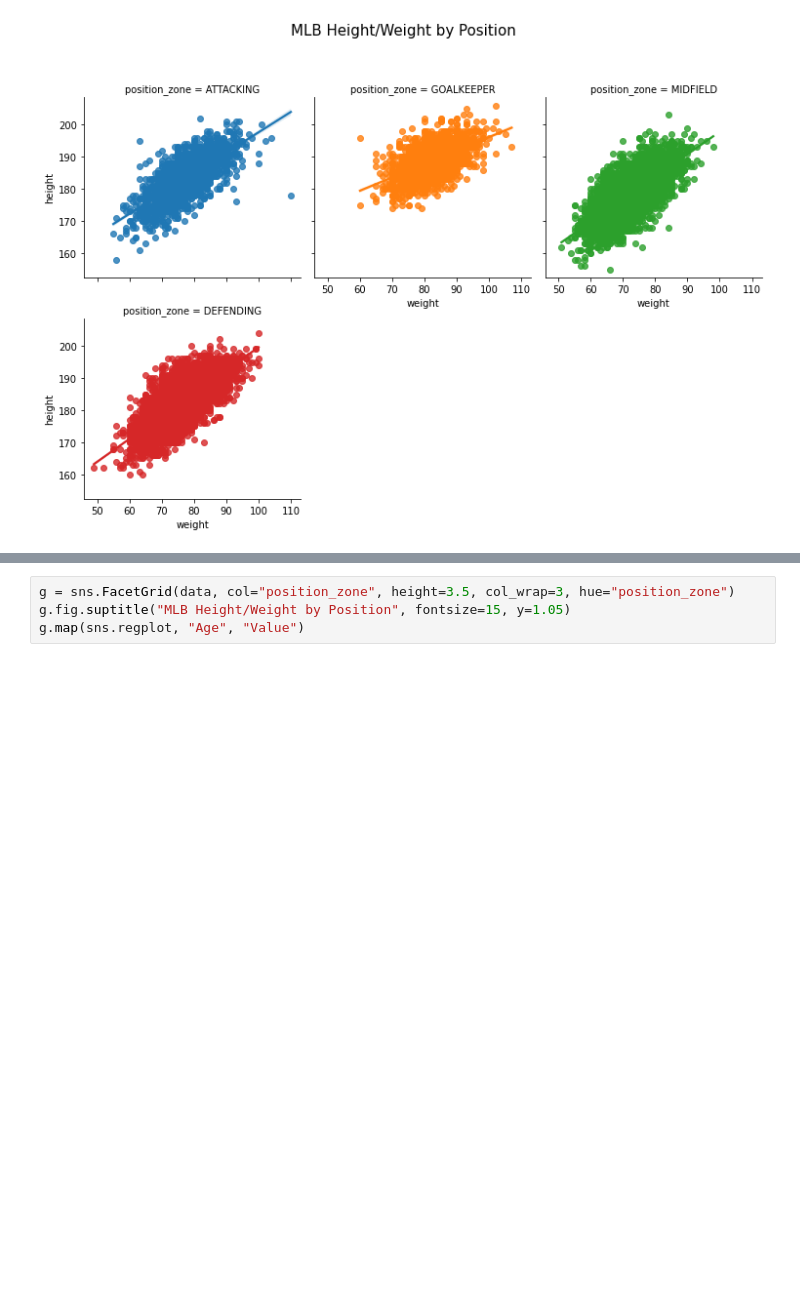
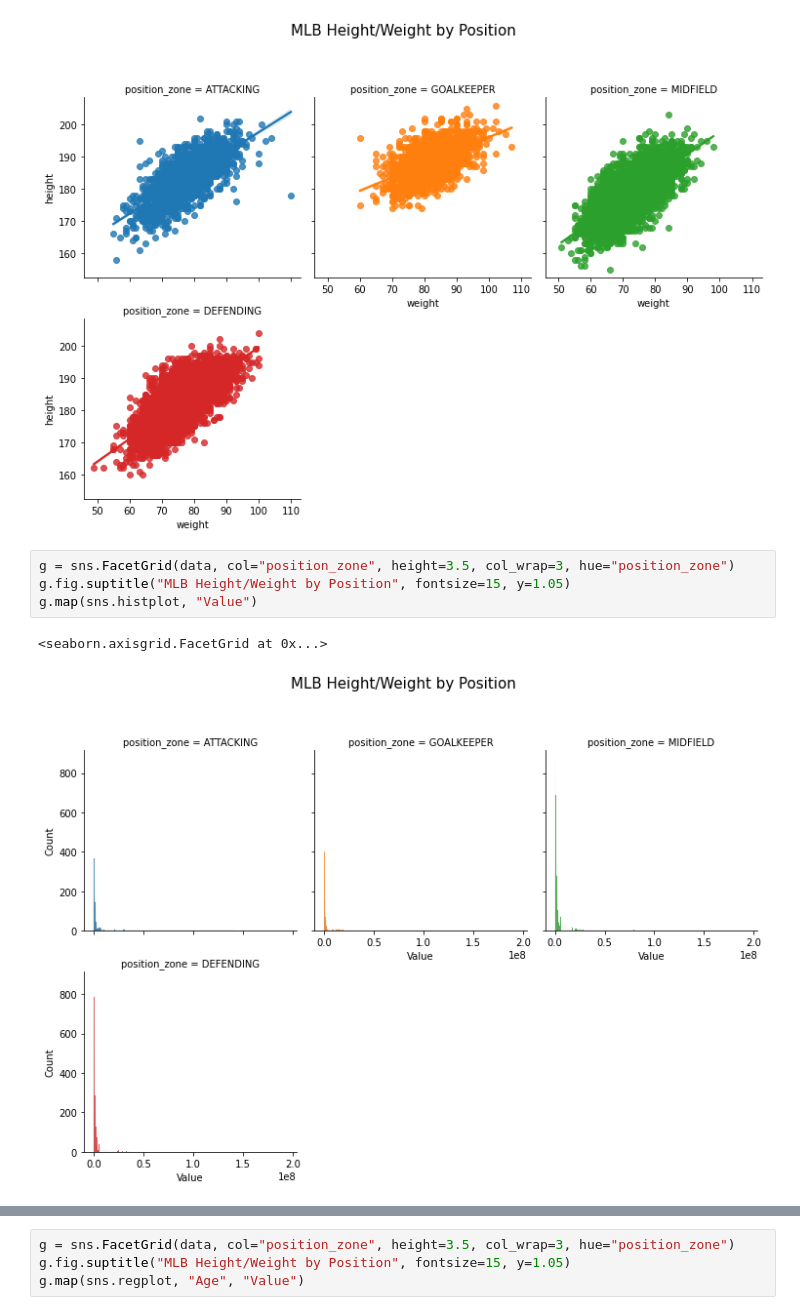
Before and after one commit to alonmar/Fifa-players-predict-value, a Jupyter notebook: Futbol_Predictions_Export_Model.ipynb, the cells around one changed output, grey strips where cells are left out. Drawn from its saved outputs; the diff is of its cells as text; blank space fills up the shorter version.

```diff
--- a/Futbol_Predictions_Export_Model.ipynb
+++ b/Futbol_Predictions_Export_Model.ipynb
@@ -232,3 +232,10 @@ g.map(sns.regplot, "weight", "height")
 # %% [output]
 <seaborn.axisgrid.FacetGrid at 0x...>
 [figure]
+# %%
+g = sns.FacetGrid(data, col="position_zone", height=3.5, col_wrap=3, hue="position_zone")
+g.fig.suptitle("MLB Height/Weight by Position", fontsize=15, y=1.05)
+g.map(sns.histplot, "Value")
+# %% [output]
+<seaborn.axisgrid.FacetGrid at 0x...>
+[figure, added]
```
Also changed, not shown: parts of 1 cell of this notebook.
